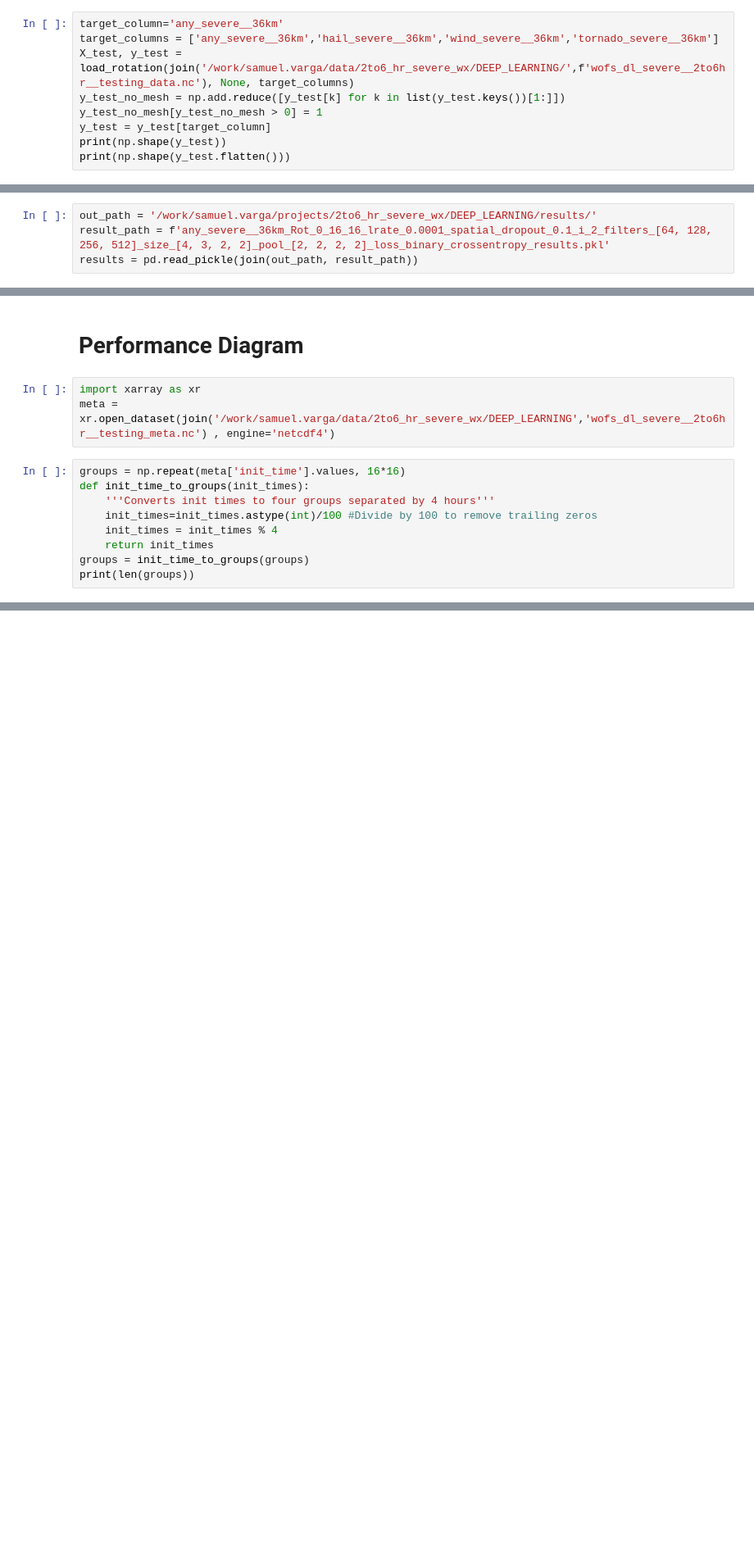
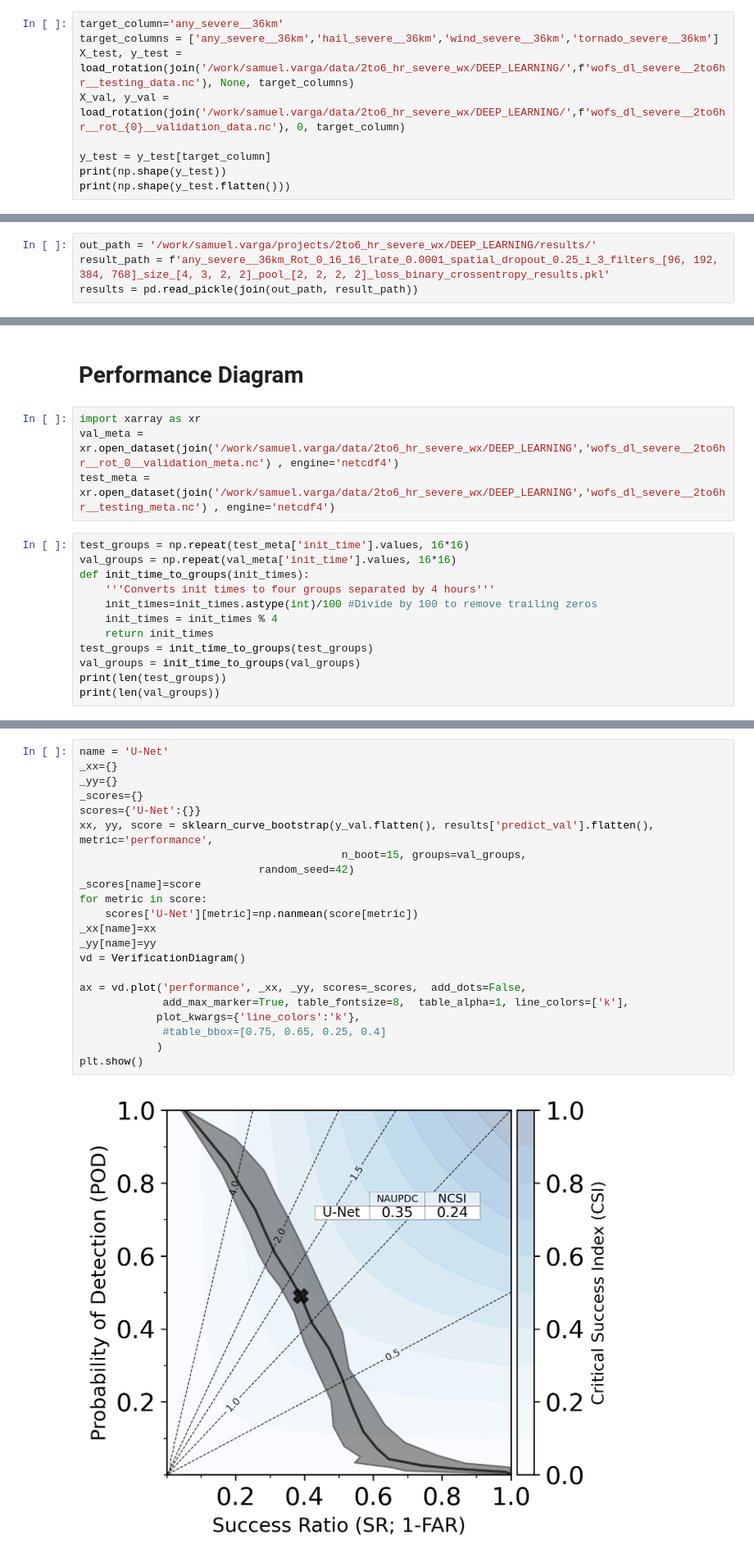
Before and after one commit to svarga1/2to6_hr_severe_wx_deep_learning, a Jupyter notebook: notebooks/Model_evaluation.ipynb, the cells around one changed output, grey strips where cells are left out. Shown at 82% size. Cells and saved outputs as stored; diff of their text form; blank space fills up the shorter version.

```diff
--- a/notebooks/Model_evaluation.ipynb
+++ b/notebooks/Model_evaluation.ipynb
@@ -29,8 +29,8 @@ from deep_learning.training_utils import load_rotation
 target_column='any_severe__36km'
 target_columns = ['any_severe__36km','hail_severe__36km','wind_severe__36km','tornado_severe__36km']
 X_test, y_test = load_rotation(join('/work/samuel.varga/data/2to6_hr_severe_wx/DEEP_LEARNING/',f'wofs_dl_severe__2to6hr__testing_data.nc'), None, target_columns)
-y_test_no_mesh = np.add.reduce([y_test[k] for k in list(y_test.keys())[1:]])
-y_test_no_mesh[y_test_no_mesh > 0] = 1
+X_val, y_val = load_rotation(join('/work/samuel.varga/data/2to6_hr_severe_wx/DEEP_LEARNING/',f'wofs_dl_severe__2to6hr__rot_{0}__validation_data.nc'), 0, target_column)
+
 y_test = y_test[target_column]
 print(np.shape(y_test))
 print(np.shape(y_test.flatten()))
@@ -39,7 +39,7 @@ print(np.shape(y_test.flatten()))
 (872960,)
 # %%
 out_path = '/work/samuel.varga/projects/2to6_hr_severe_wx/DEEP_LEARNING/results/'
-result_path = f'any_severe__36km_Rot_0_16_16_lrate_0.0001_spatial_dropout_0.1_i_2_filters_[64, 128, 256, 512]_size_[4, 3, 2, 2]_pool_[2, 2, 2, 2]_loss_binary_crossentropy_results.pkl'
+result_path = f'any_severe__36km_Rot_0_16_16_lrate_0.0001_spatial_dropout_0.25_i_3_filters_[96, 192, 384, 768]_size_[4, 3, 2, 2]_pool_[2, 2, 2, 2]_loss_binary_crossentropy_results.pkl'
 results = pd.read_pickle(join(out_path, result_path))
 # %%
 results.keys()
@@ -73,15 +58,19 @@ plt.show()
 # Performance Diagram
 # %%
 import xarray as xr
-meta = xr.open_dataset(join('/work/samuel.varga/data/2to6_hr_severe_wx/DEEP_LEARNING','wofs_dl_severe__2to6hr__testing_meta.nc') , engine='netcdf4')
+val_meta = xr.open_dataset(join('/work/samuel.varga/data/2to6_hr_severe_wx/DEEP_LEARNING','wofs_dl_severe__2to6hr__rot_0__validation_meta.nc') , engine='netcdf4')
+test_meta = xr.open_dataset(join('/work/samuel.varga/data/2to6_hr_severe_wx/DEEP_LEARNING','wofs_dl_severe__2to6hr__testing_meta.nc') , engine='netcdf4')
 # %%
-groups = np.repeat(meta['init_time'].values, 16*16)
+test_groups = np.repeat(test_meta['init_time'].values, 16*16)
+val_groups = np.repeat(val_meta['init_time'].values, 16*16)
 def init_time_to_groups(init_times):
     '''Converts init times to four groups separated by 4 hours'''
     init_times=init_times.astype(int)/100 #Divide by 100 to remove trailing zeros
     init_times = init_times % 4
     return init_times
-groups = init_time_to_groups(groups)
-print(len(groups))
+test_groups = init_time_to_groups(test_groups)
+val_groups = init_time_to_groups(val_groups)
+print(len(test_groups))
+print(len(val_groups))
 # %% [output]
 872960
@@ -88,3 +78,27 @@ print(len(groups))
+# %%
+name = 'U-Net'
+_xx={}
+_yy={}
+_scores={}
+scores={'U-Net':{}}
+xx, yy, score = sklearn_curve_bootstrap(y_val.flatten(), results['predict_val'].flatten(), metric='performance',
+                                         n_boot=15, groups=val_groups,
+                            random_seed=42)
+_scores[name]=score
+for metric in score:
+    scores['U-Net'][metric]=np.nanmean(score[metric])
+_xx[name]=xx
+_yy[name]=yy
+vd = VerificationDiagram()
+
+ax = vd.plot('performance', _xx, _yy, scores=_scores,  add_dots=False,
+             add_max_marker=True, table_fontsize=8,  table_alpha=1, line_colors=['k'],
+            plot_kwargs={'line_colors':'k'},
+             #table_bbox=[0.75, 0.65, 0.25, 0.4]
+            )
+plt.show()
+# %% [output]
+[figure, added]
 # %%
 name = 'U-Net'
 _xx={}
```
Also changed, not shown: parts of 10 cells of this notebook, 4 other files.
